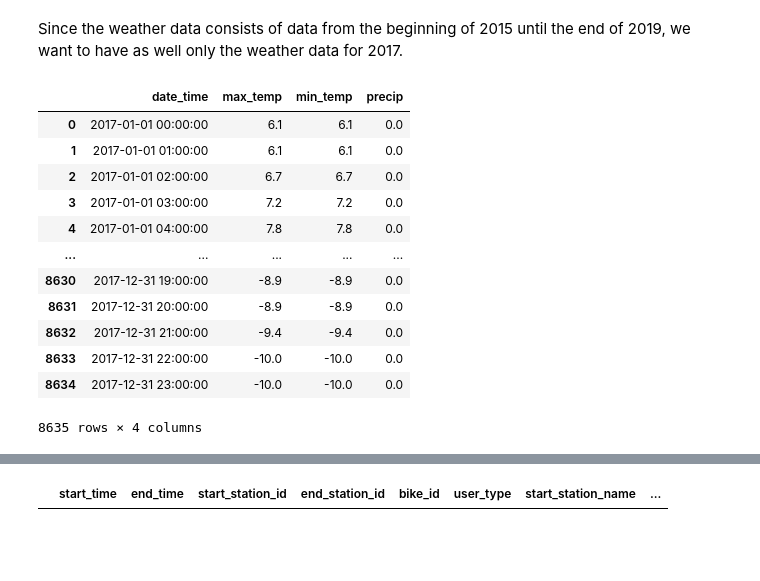
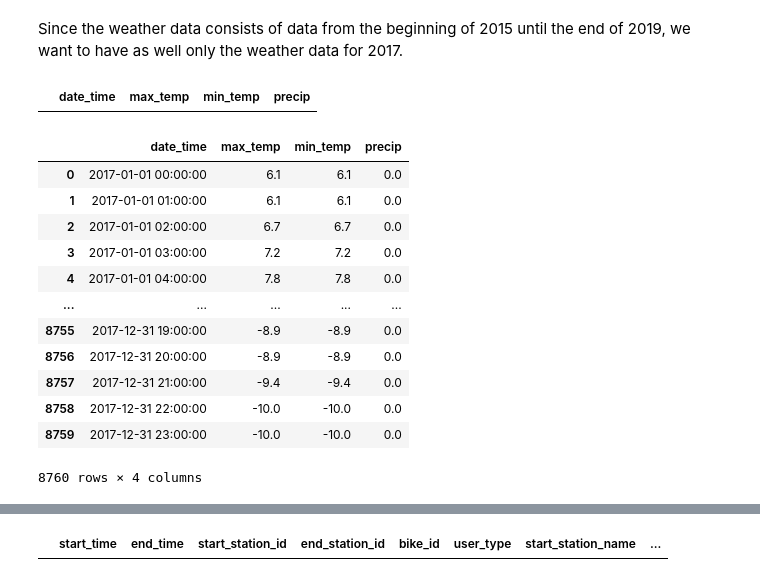
Before and after one commit to yassinehammou27/intentionally_blank, a Jupyter notebook: Team Assignment - Intentionally Blank.ipynb, the cells around one changed output, grey strips where cells are left out. Drawn from its saved outputs; the diff is of its cells as text; code cells hidden in the pictures; blank space fills up the shorter version.

```diff
--- a/Team Assignment - Intentionally Blank.ipynb
+++ b/Team Assignment - Intentionally Blank.ipynb
@@ -72,0 +75,11 @@ df_weather
+# %%
+#Dropping all duplicates for the weather data
+df_weather.drop_duplicates(subset= ["date_time"],inplace = True)
+
+#Dropping all duplicates for the philadelphia data depending on the start_time, end_time and bike_id
+df_philadelphia_2017.drop_duplicates(subset=["start_time", "end_time", "bike_id"], keep="first", inplace=True)
+df_philadelphia_website.drop_duplicates(subset=["start_time", "end_time", "bike_id"], keep="first", inplace=True)
+
+display(df_weather[df_weather.duplicated()])
+display(df_philadelphia_2017[df_philadelphia_2017.duplicated(subset=['start_time', 'end_time', 'bike_id'])].head(10))
+display(df_philadelphia_website[df_philadelphia_website.duplicated(subset=['start_time', 'end_time', 'bike_id'])].head(10))
@@ -91,0 +122,4 @@ display(df_philadelphia_2017[df_philadelphia_2017.isnull().any(axis = 1)])
+# %%
+#Add missing intervals in the weather data
+df_weather.index = df_weather["date_time"]
+df_weather
@@ -130,29 +145,34 @@ display(df_philadelphia_2017[df_philadelphia_2017.duplicated()])
-# %%
-#Dropping all duplicates for both datasets
-df_weather.drop_duplicates(inplace = True)
-df_philadelphia_2017.drop_duplicates(inplace = True)
 # %% [markdown]
 Since the weather data consists of data from the beginning of 2015 until the end of 2019, we want to have as well only the weather data for 2017.
 # %%
 #Selecting data from the beginning of 2017 till the end of 2017 and resetting the index afterwards
 df_weather_2017 = df_weather[(df_weather["date_time"]>= "2017-01-01 00:00:00") & (df_weather["date_time"]< "2018-01-01 00:00:00" )]
-df_weather_2017.reset_index(drop=True, inplace = True)
 # %%
-#Weather data from only 2017
-df_weather_2017
+# Interpolate missing values in the weather data
+df_weather_2017.set_index("date_time", inplace = True)
+df_weather_2017 = df_weather_2017.resample("H").asfreq()
+df_weather_2017["max_temp"].interpolate(method = "linear", inplace = True)
+df_weather_2017["min_temp"].interpolate(method = "linear", inplace = True)
+df_weather_2017["precip"].interpolate(method = "pad", inplace = True)
+df_weather_2017.reset_index(drop=False, inplace = True)
+
+# Show null values in weather data
+display(df_weather_2017[df_weather_2017.isnull().any(axis = 1)])
+display(df_weather_2017)
 # %% [output]
 |  | date_time | max_temp | min_temp | precip |
-| 0 | 2017-01-01 00:00:00 | 6.1 | 6.1 | 0.0 |
-| 1 | 2017-01-01 01:00:00 | 6.1 | 6.1 | 0.0 |
-| 2 | 2017-01-01 02:00:00 | 6.7 | 6.7 | 0.0 |
-| 3 | 2017-01-01 03:00:00 | 7.2 | 7.2 | 0.0 |
-| 4 | 2017-01-01 04:00:00 | 7.8 | 7.8 | 0.0 |
-| ... | ... | ... | ... | ... |
-| 8630 | 2017-12-31 19:00:00 | -8.9 | -8.9 | 0.0 |
-| 8631 | 2017-12-31 20:00:00 | -8.9 | -8.9 | 0.0 |
-| 8632 | 2017-12-31 21:00:00 | -9.4 | -9.4 | 0.0 |
-| 8633 | 2017-12-31 22:00:00 | -10.0 | -10.0 | 0.0 |
-| 8634 | 2017-12-31 23:00:00 | -10.0 | -10.0 | 0.0 |
+|  | date_time | max_temp | min_temp | precip |
+| 0 | 2017-01-01 00:00:00 | 6.1 | 6.1 | 0.0 |
+| 1 | 2017-01-01 01:00:00 | 6.1 | 6.1 | 0.0 |
+| 2 | 2017-01-01 02:00:00 | 6.7 | 6.7 | 0.0 |
+| 3 | 2017-01-01 03:00:00 | 7.2 | 7.2 | 0.0 |
+| 4 | 2017-01-01 04:00:00 | 7.8 | 7.8 | 0.0 |
+| ... | ... | ... | ... | ... |
+| 8755 | 2017-12-31 19:00:00 | -8.9 | -8.9 | 0.0 |
+| 8756 | 2017-12-31 20:00:00 | -8.9 | -8.9 | 0.0 |
+| 8757 | 2017-12-31 21:00:00 | -9.4 | -9.4 | 0.0 |
+| 8758 | 2017-12-31 22:00:00 | -10.0 | -10.0 | 0.0 |
+| 8759 | 2017-12-31 23:00:00 | -10.0 | -10.0 | 0.0 |
-8635 rows × 4 columns
+8760 rows × 4 columns
 # %%
 #Adding hour, month, weekday and trip duration(based on start and end time) to the table
```
Also changed, not shown: parts of 23 cells of this notebook.
